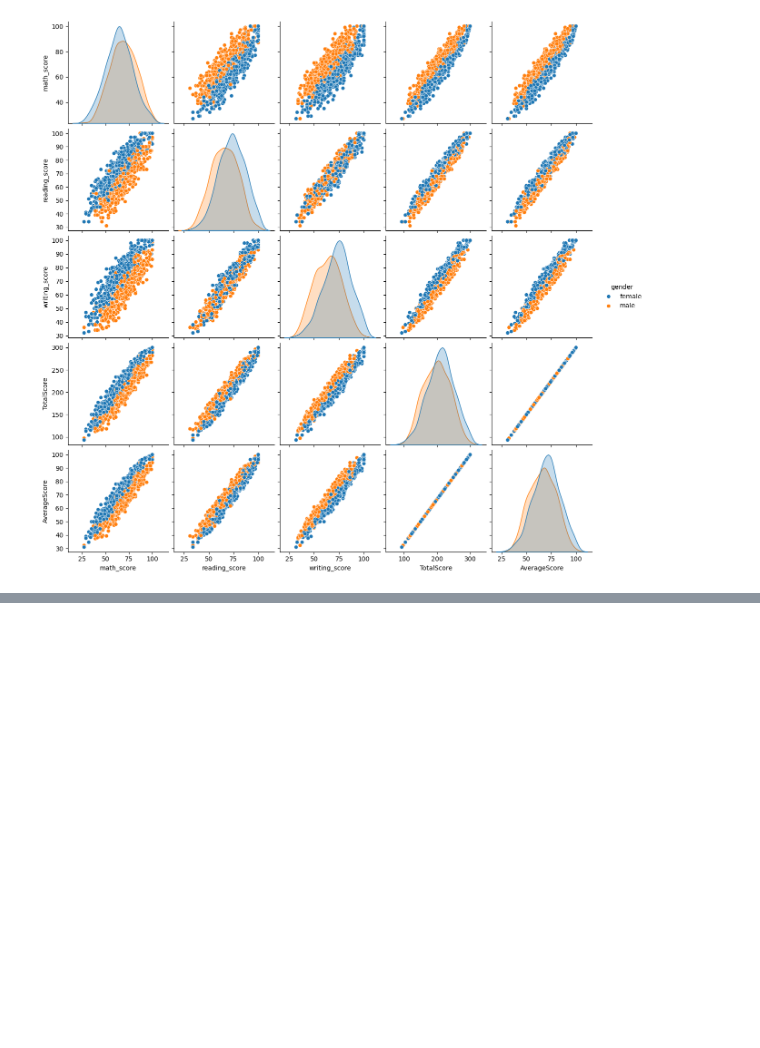
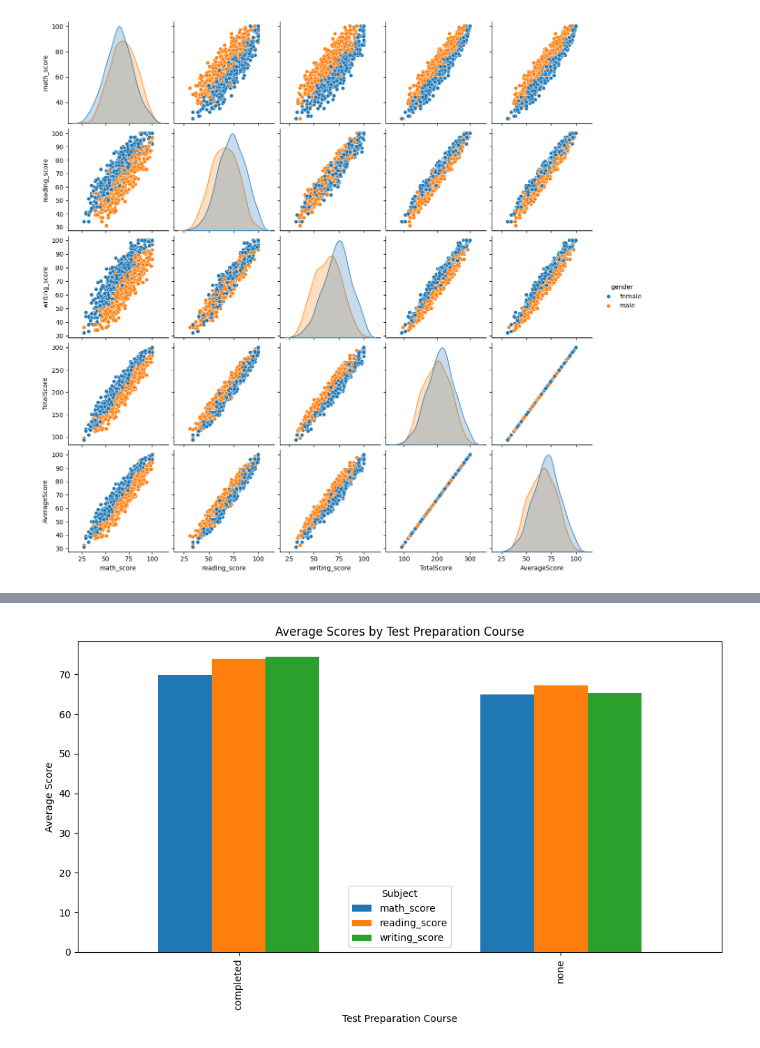
Before and after one commit to akhileshpandey3967/Student_Performance, a Jupyter notebook: Data_analaysis/EDA_student.ipynb, the cells around one changed output, grey strips where cells are left out. Drawn from its saved outputs; the diff is of its cells as text; code cells hidden in the pictures; blank space fills up the shorter version.

```diff
--- a/Data_analaysis/EDA_student.ipynb
+++ b/Data_analaysis/EDA_student.ipynb
@@ -175,3 +175,6 @@ sns.pairplot(data=df,hue='gender')
 plt.show()
 # %% [output]
 [figure]
+# %%
+# relationship between all columns:
+score_cols = ['math_score', 'reading_score', 'writing_score' ]
@@ -177,0 +260,11 @@ plt.show()
+# %%
+preparation_analysis = df.groupby('test_preparation_course')[score_cols].mean()
+preparation_analysis.plot(kind='bar', figsize=(10, 6))
+plt.title('Average Scores by Test Preparation Course')
+plt.xlabel('Test Preparation Course')
+plt.ylabel('Average Score')
+plt.legend(title='Subject')
+plt.tight_layout()
+plt.show()
+# %% [output]
+[figure, added]
```
Also changed, not shown: parts of 15 cells of this notebook, 9 other files.
